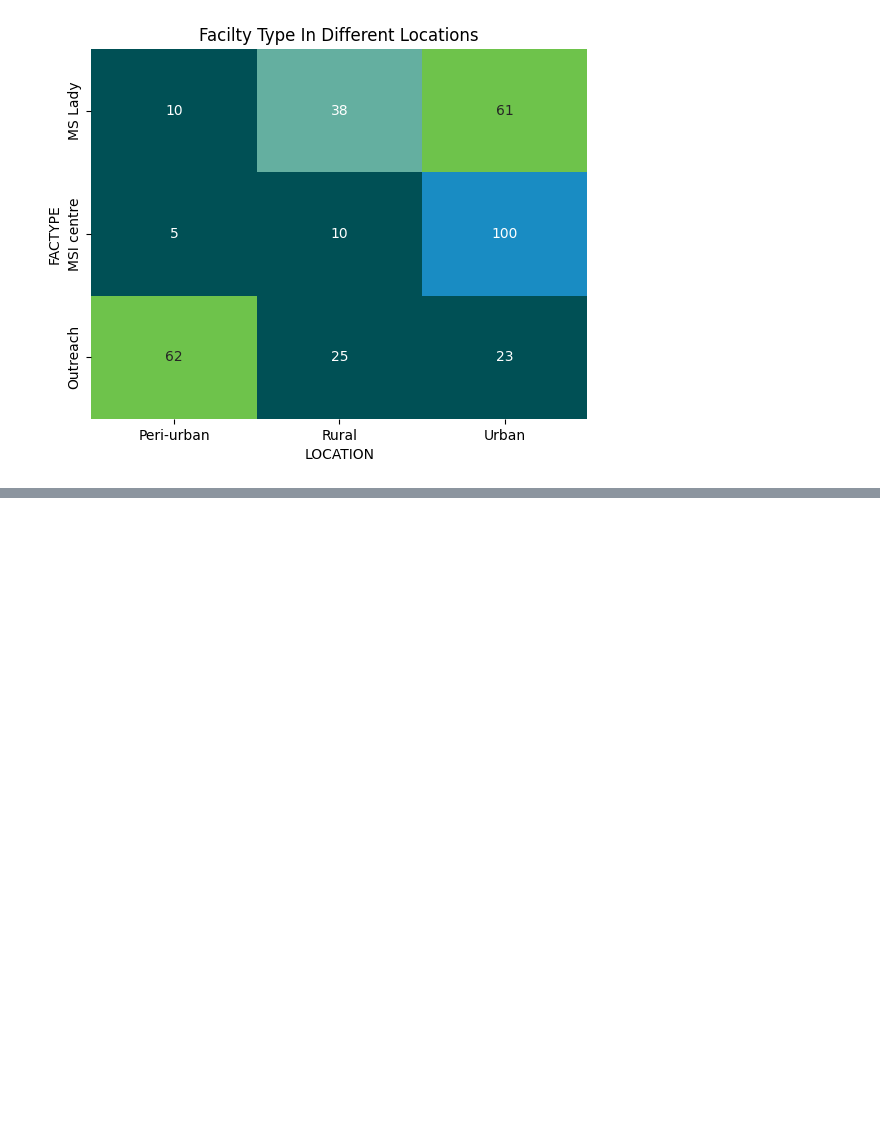
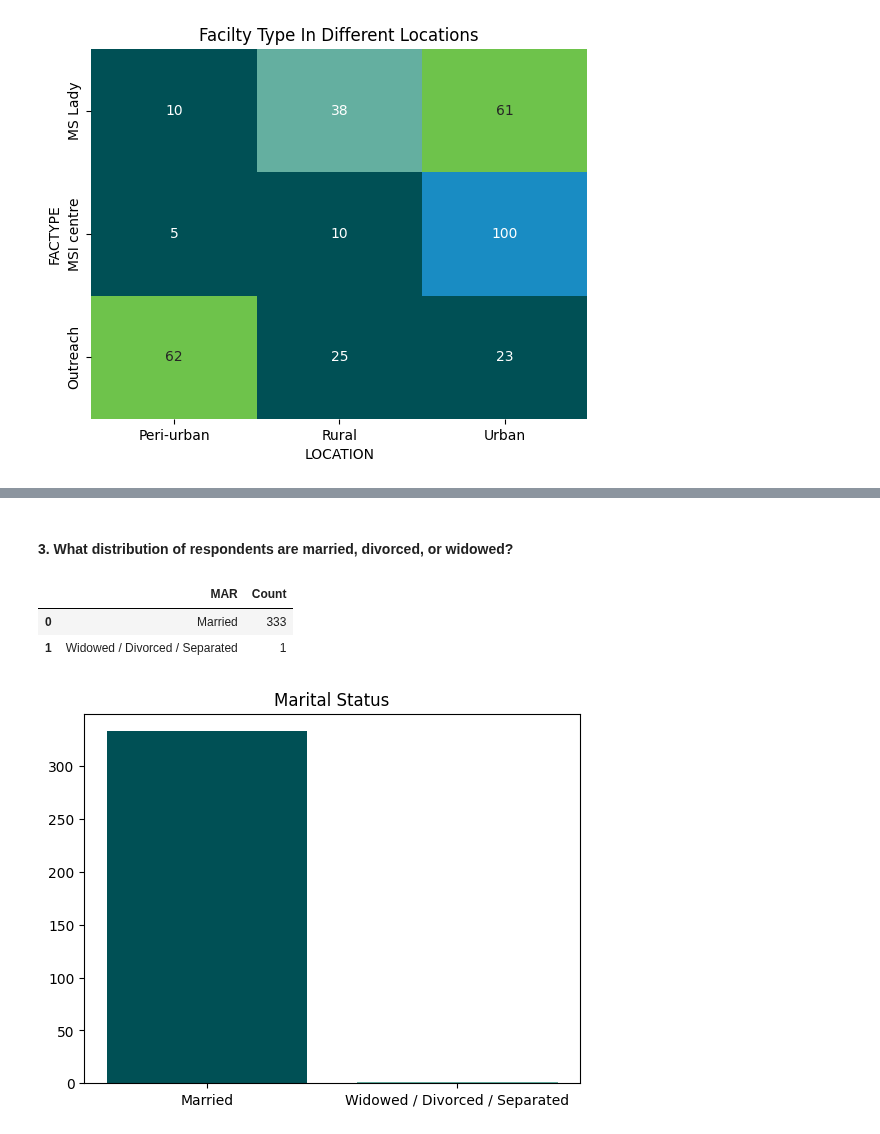
Before and after one commit to Mirwais-Farahi/MSIHealthServiceAnalytics, a Jupyter notebook: notebooks/03_Descriptive_Analysis.ipynb, the cells around one changed output, grey strips where cells are left out. Drawn from its saved outputs; the diff is of its cells as text; code cells hidden in the pictures; blank space fills up the shorter version.

```diff
--- a/notebooks/03_Descriptive_Analysis.ipynb
+++ b/notebooks/03_Descriptive_Analysis.ipynb
@@ -179,0 +254,19 @@ plt.show()
+# %% [markdown]
+#### 3. What distribution of respondents are married, divorced, or widowed?
+# %%
+marital_status = original_data.groupby('MAR').size().reset_index(name="Count")
+
+marital_status
+# %% [output]
+|  | MAR | Count |
+| 0 | Married | 333 |
+| 1 | Widowed / Divorced / Separated | 1 |
+# %%
+# plot the distribution
+plt.bar(marital_status['MAR'], marital_status['Count'], color=colors)
+
+# Adding chart details
+plt.title('Marital Status')
+plt.show()
+# %% [output]
+[figure, added]
```
Also changed, not shown: parts of 8 cells of this notebook.
